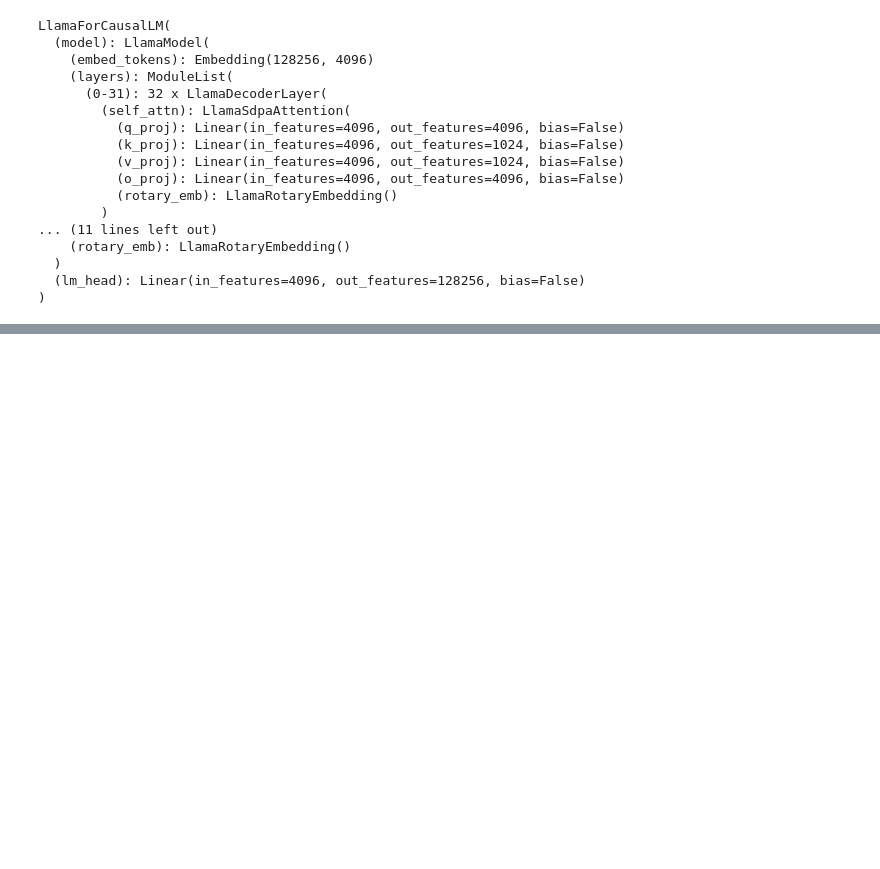
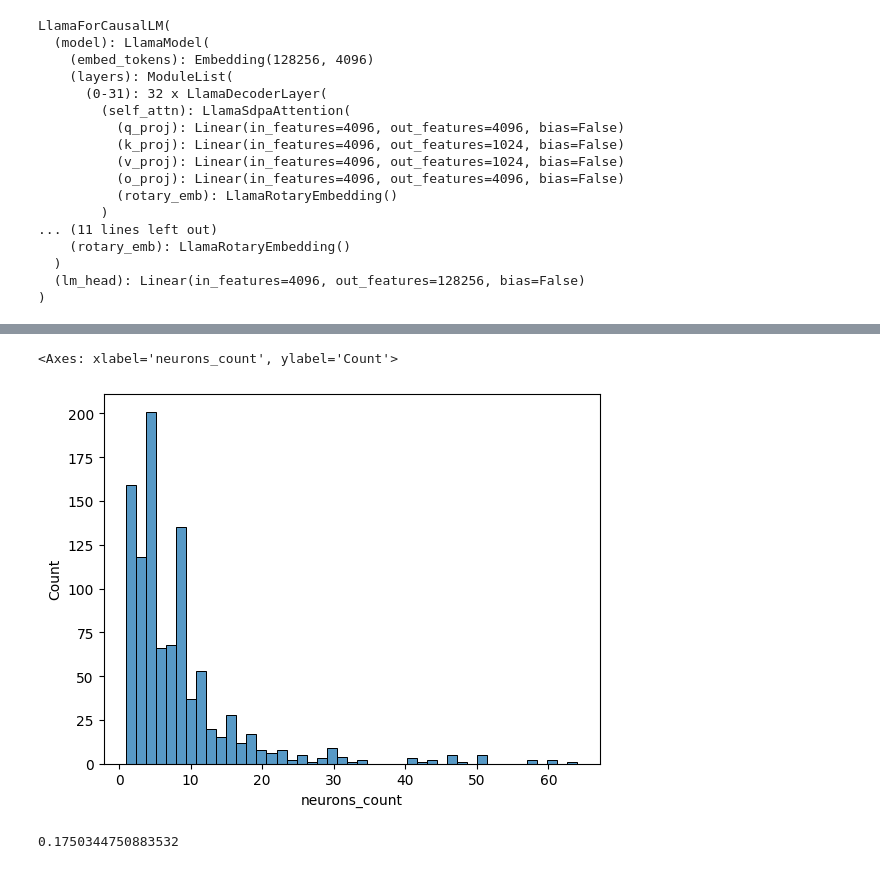
Before and after one commit to sashaboriskin/rag_routing, a Jupyter notebook: kn.ipynb, the cells around one changed output, grey strips where cells are left out. Cells and saved outputs as stored; diff of their text form; code cells hidden in the pictures; blank space fills up the shorter version.

```diff
--- a/kn.ipynb
+++ b/kn.ipynb
@@ -38 +105,11 @@ adaptive_threshold = 0.3
+# %%
+sns.histplot(df['neurons_count'])
+# %% [output]
+<Axes: xlabel='neurons_count', ylabel='Count'>
+[figure, added]
+# %%
+corr = df['is_correct'].corr(df['neurons_count'], method='spearman')
+corr
+# %% [output]
+0.1750344750883532
 # %%
```
Also changed, not shown: parts of 21 cells of this notebook.
